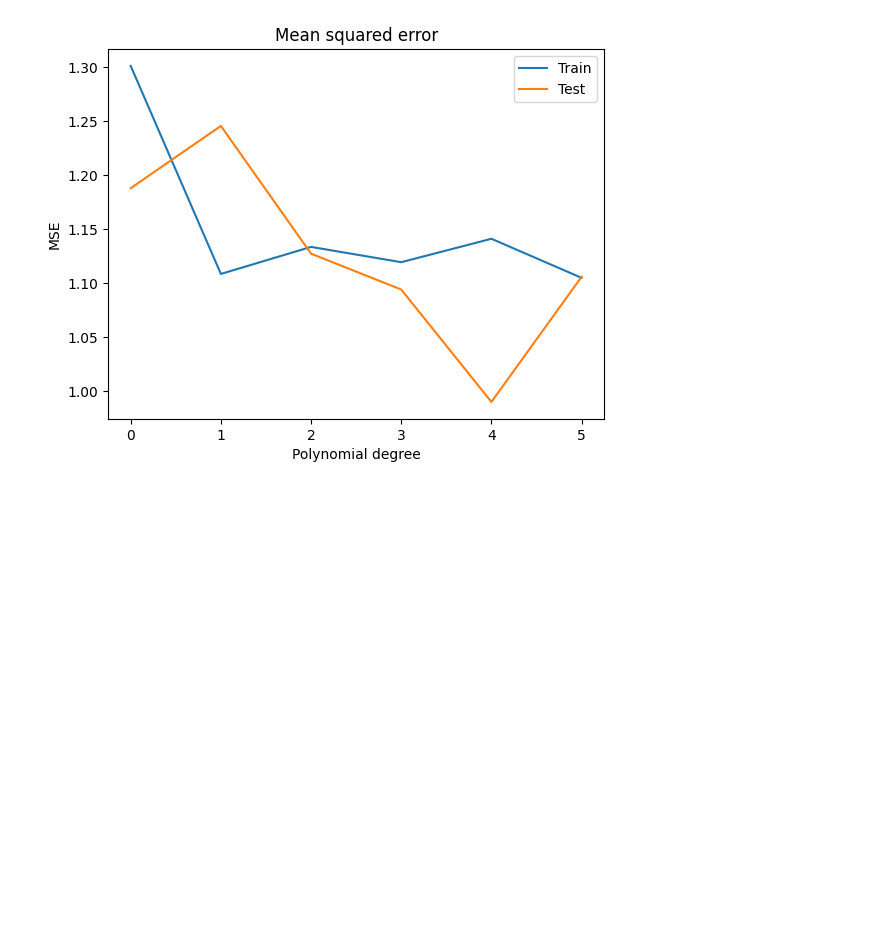
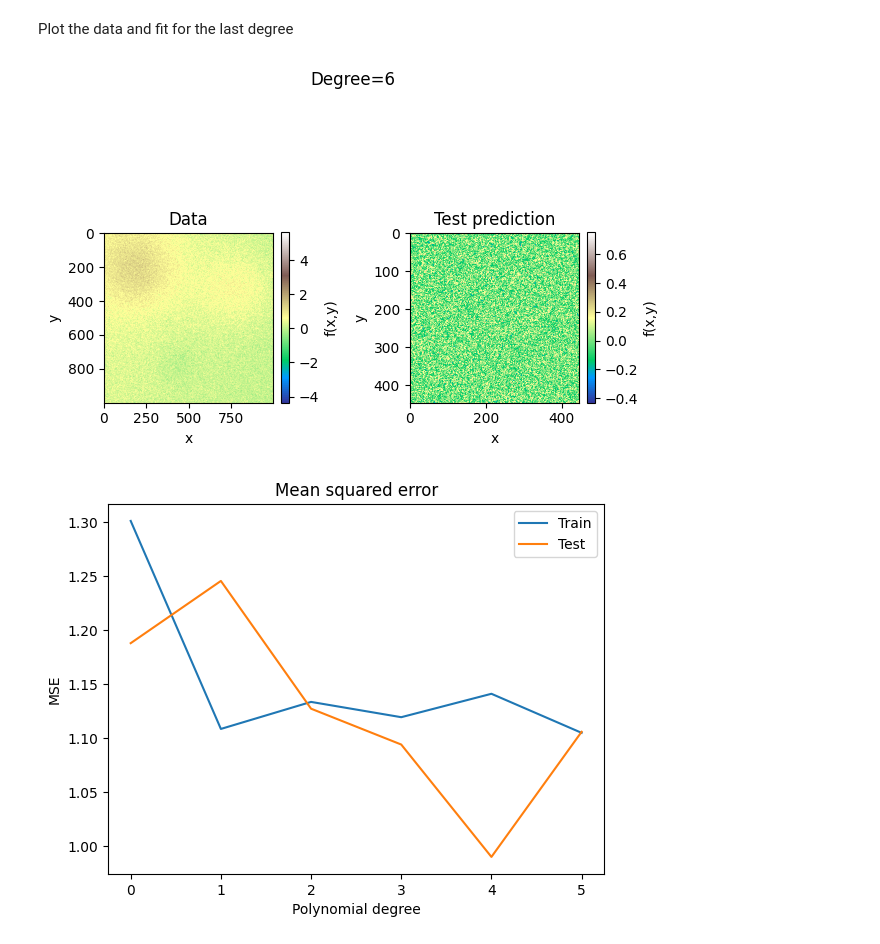
Before and after one commit to LassePladsen/FYS-STK3155-projects, a Jupyter notebook: project1/source_code/part_a_franke_OLS.ipynb, the cells around one changed output. Saved outputs shown, nothing was run; the diff lists cells and outputs as text; code cells hidden in the pictures; blank space fills up the shorter version.

Commit message:
added cell to plot the fit (looks bad)

```diff
--- a/project1/source_code/part_a_franke_OLS.ipynb
+++ b/project1/source_code/part_a_franke_OLS.ipynb
@@ -109,6 +109,36 @@ for degree in degrees:
     test_mse[degree] = MSE(z_test, z_predict)
     train_r2[degree] = R2_score(z_train, z_tilde)
     test_r2[degree] = R2_score(z_test, z_predict)
+# %% [markdown]
+Plot the data and fit for the last degree
+# %%
+COLORMAP = "terrain"
+frac = 0.046
+pad = 0.04
+
+fig = plt.figure()
+fig.suptitle(f"Degree={maxdegree}")
+
+plt.subplot(1, 2, 1)
+plt.title("Data")
+plt.imshow(z, cmap=COLORMAP)
+plt.colorbar(label="f(x,y)", fraction=frac, pad=pad)
+plt.xlabel("x")
+plt.ylabel("y")
+
+plt.subplot(1, 2, 2)
+# truncate fit so the sizes match up and reshape it to a square matrix
+new_shape = int(np.sqrt(z_predict.shape[0]))
+z_plot = z_predict[:new_shape*new_shape].reshape((new_shape, new_shape))
+plt.imshow(z_plot, cmap=COLORMAP, label="Test fit")
+plt.colorbar(label="f(x,y)", fraction=frac, pad=pad)
+plt.title("Test prediction")
+plt.xlabel("x")
+plt.ylabel("y")
+
+plt.tight_layout()
+# %% [output]
+[figure, added]
 # %%
 # Plot the MSE as function of poly. degree
 plt.figure()
```
